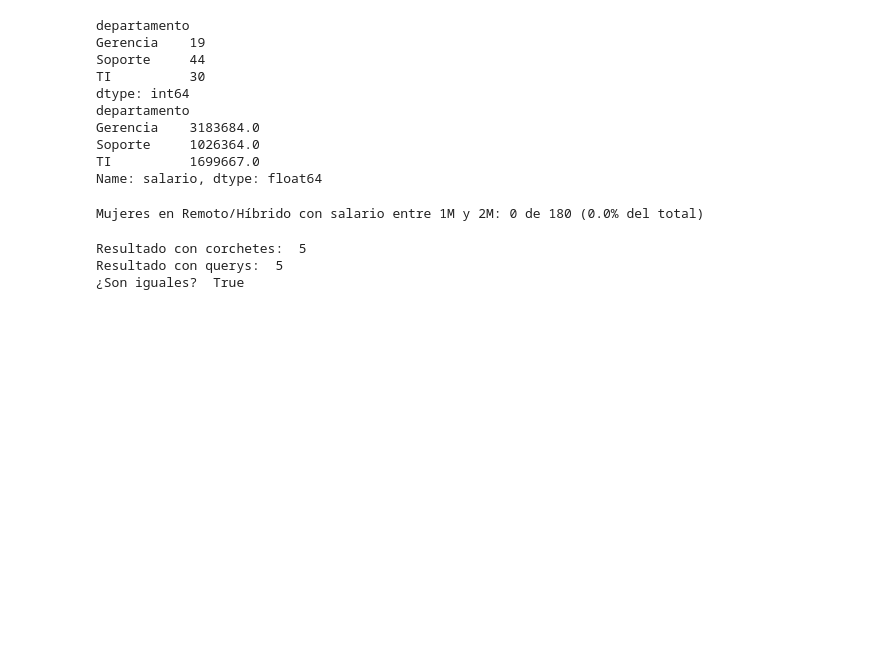
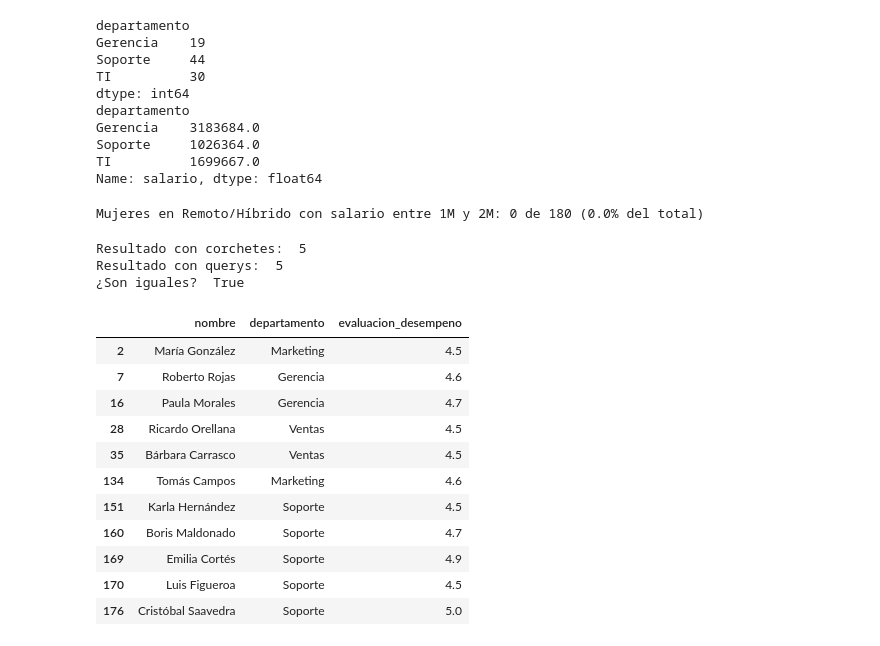
Before and after one commit to MiguelAngelRamos/ejercicio-2-analisis-datos, a Jupyter notebook: ejercicio-2.ipynb, the cells around one changed output. Cells and saved outputs as stored; diff of their text form; code cells hidden in the pictures; blank space fills up the shorter version.

```diff
--- a/ejercicio-2.ipynb
+++ b/ejercicio-2.ipynb
@@ -694,3 +694,19 @@ print("¿Son iguales? ", resultado_corchetes.equals(resultado_query))
 Resultado con corchetes:  5
 Resultado con querys:  5
 ¿Son iguales?  True
+# %%
+# Filtrar filas y elegir columnas al mismo tiempo
+df.loc[df["evaluacion_desempeno"] >= 4.5, ["nombre", "departamento", "evaluacion_desempeno"]]
+# %% [output]
+|  | nombre | departamento | evaluacion_desempeno |
+| 2 | María González | Marketing | 4.5 |
+| 7 | Roberto Rojas | Gerencia | 4.6 |
+| 16 | Paula Morales | Gerencia | 4.7 |
+| 28 | Ricardo Orellana | Ventas | 4.5 |
+| 35 | Bárbara Carrasco | Ventas | 4.5 |
+| 134 | Tomás Campos | Marketing | 4.6 |
+| 151 | Karla Hernández | Soporte | 4.5 |
+| 160 | Boris Maldonado | Soporte | 4.7 |
+| 169 | Emilia Cortés | Soporte | 4.9 |
+| 170 | Luis Figueroa | Soporte | 4.5 |
+| 176 | Cristóbal Saavedra | Soporte | 5.0 |
```
Also changed, not shown: parts of 2 cells of this notebook.
